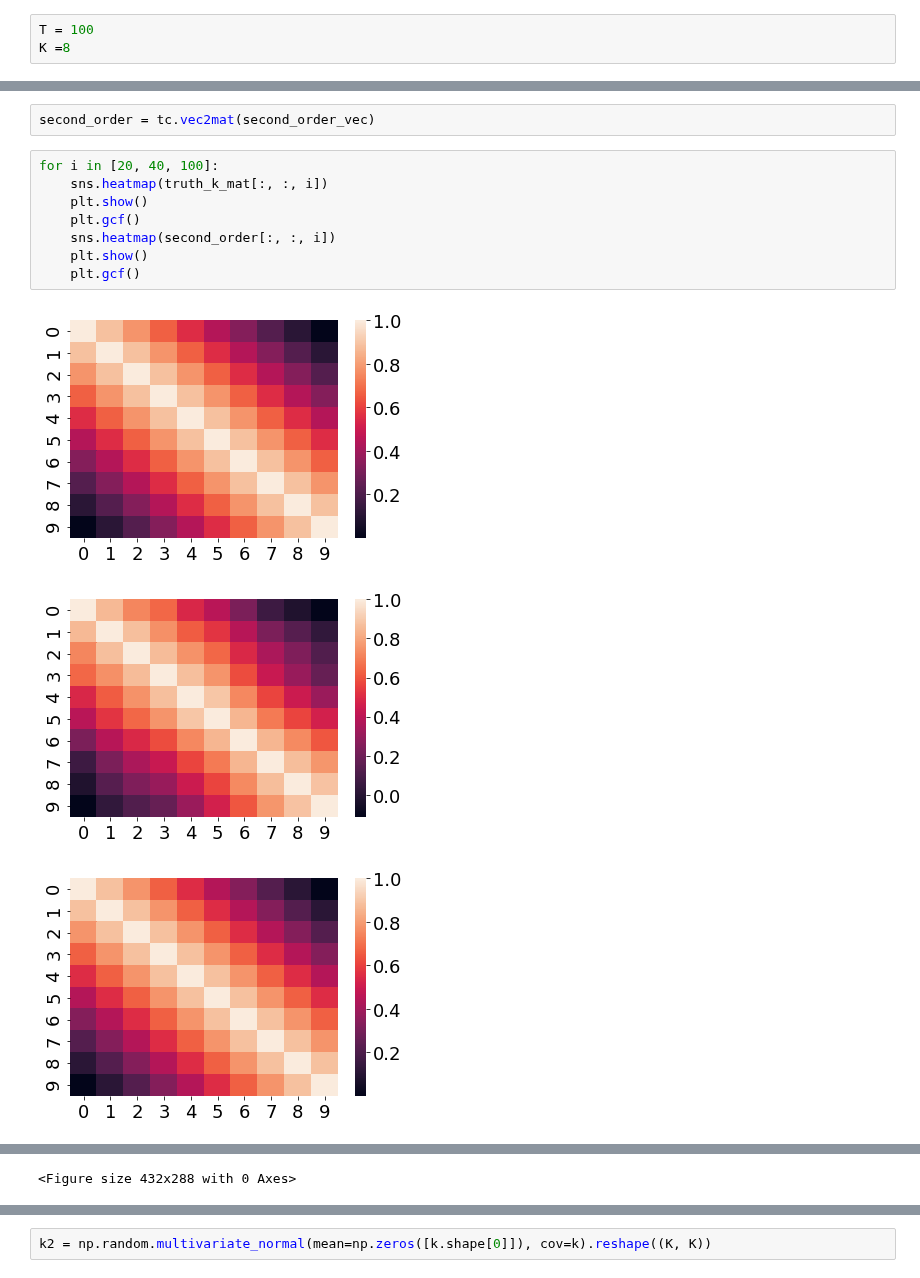
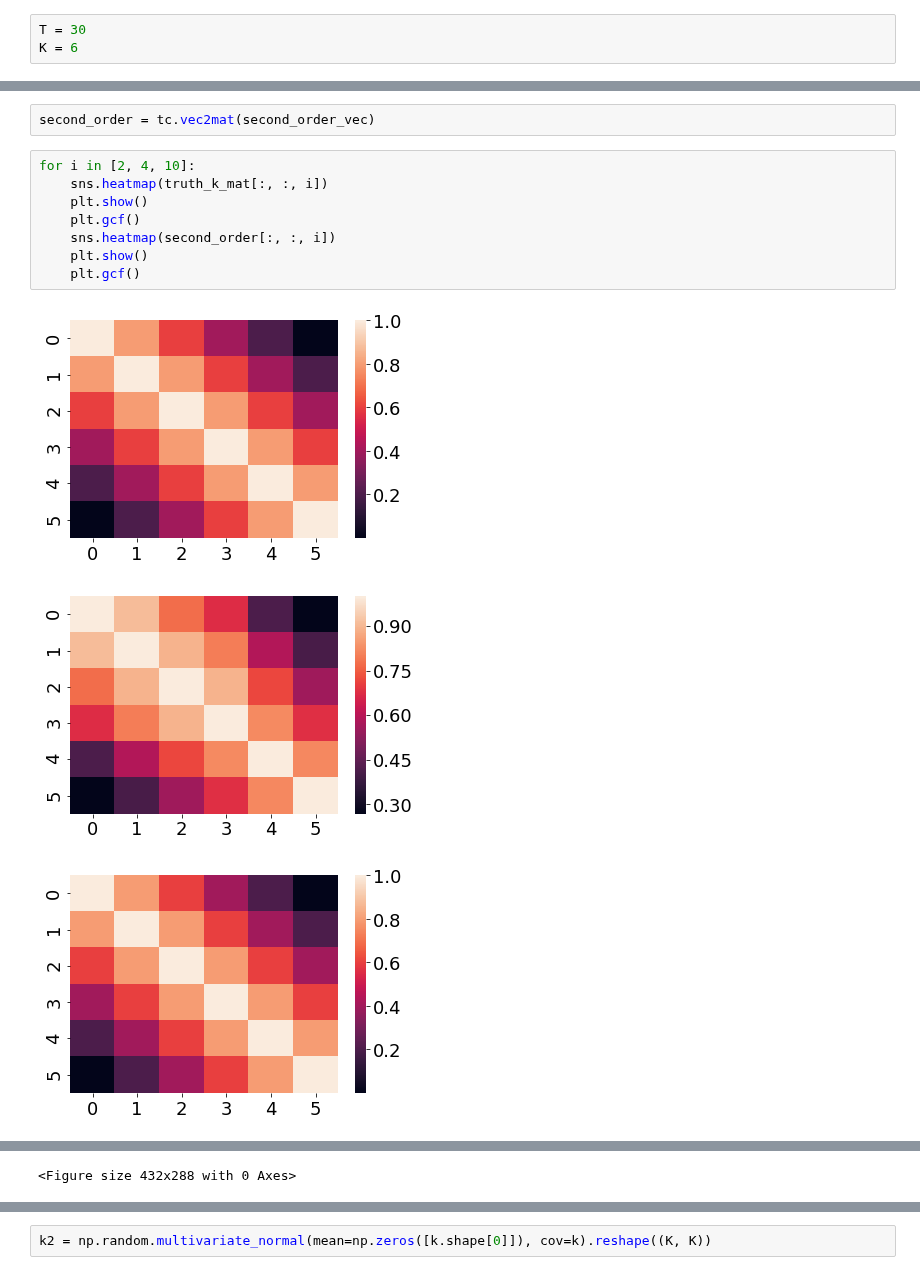
Before and after one commit to ContextLab/timecorr-paper, a Jupyter notebook: code/notebooks/timecorr_higher_order.ipynb, the cells around one changed output, grey strips where cells are left out. Saved outputs shown, nothing was run; the diff lists cells and outputs as text.

```diff
--- a/code/notebooks/timecorr_higher_order.ipynb
+++ b/code/notebooks/timecorr_higher_order.ipynb
@@ -66,8 +74,8 @@ def kron_time(mat_corr1, mat_corr2, T, K, kroned=True):
 
     return Y, truth_k
 # %%
-T = 100
-K =8
+T = 30
+K = 6
 # %%
 data1, toe_corr1 = toeplitz_dataset(K, T)
 data2, toe_corr2 = toeplitz_dataset(K, T)
@@ -134,14 +142,14 @@ corr_corr2.mean()
 # %%
 second_order = tc.vec2mat(second_order_vec)
 # %%
-for i in [20, 40, 100]:
+for i in [2, 4, 10]:
     sns.heatmap(truth_k_mat[:, :, i])
     plt.show()
     plt.gcf()
     sns.heatmap(second_order[:, :, i])
     plt.show()
     plt.gcf()
 # %% [output]
-[figure, old version]
+[figure, new version]
-[figure, old version]
+[figure, new version]
-[figure, old version]
+[figure, new version]
```
Also changed, not shown: parts of 41 cells of this notebook, 1 other file.
